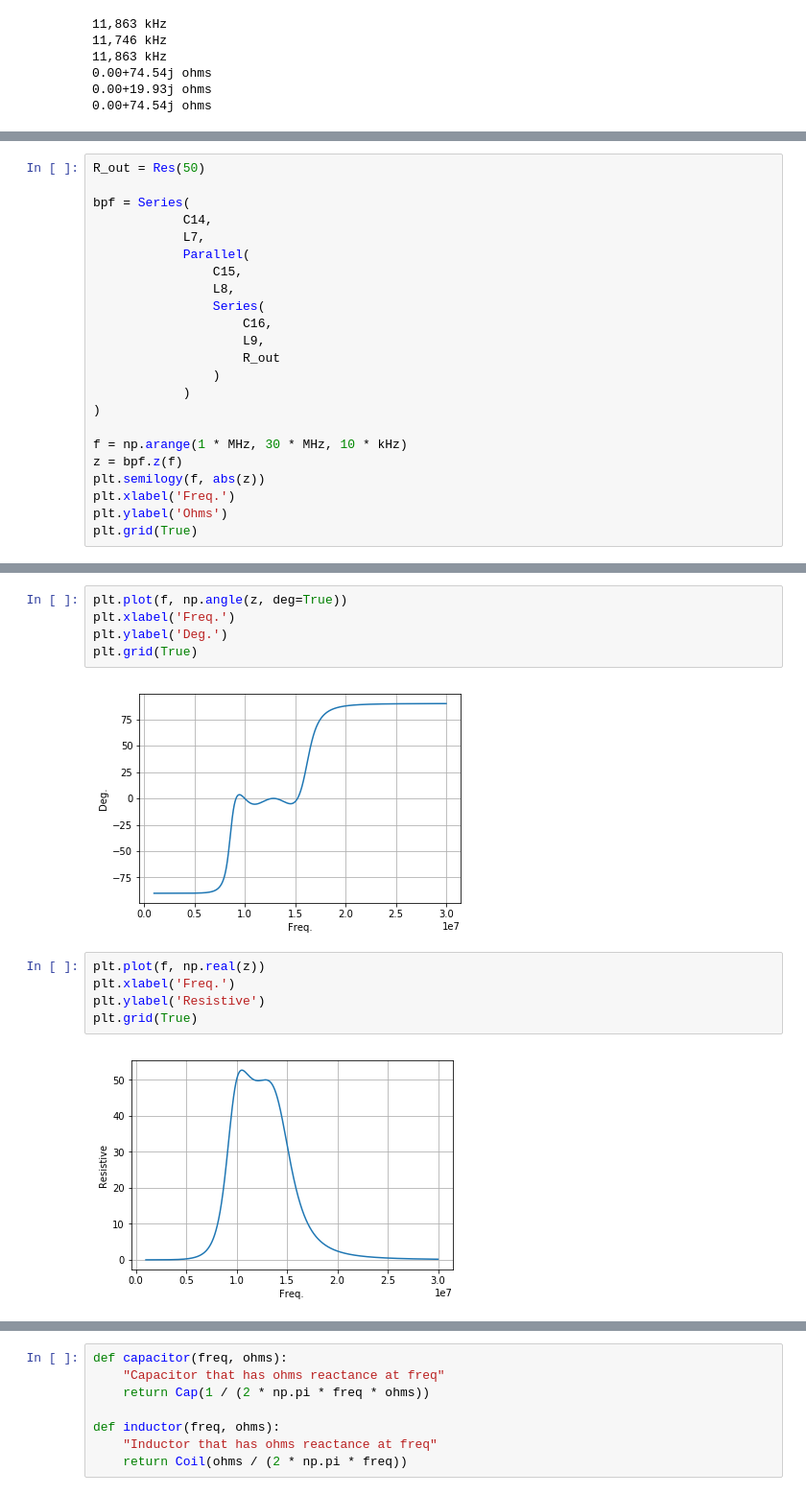
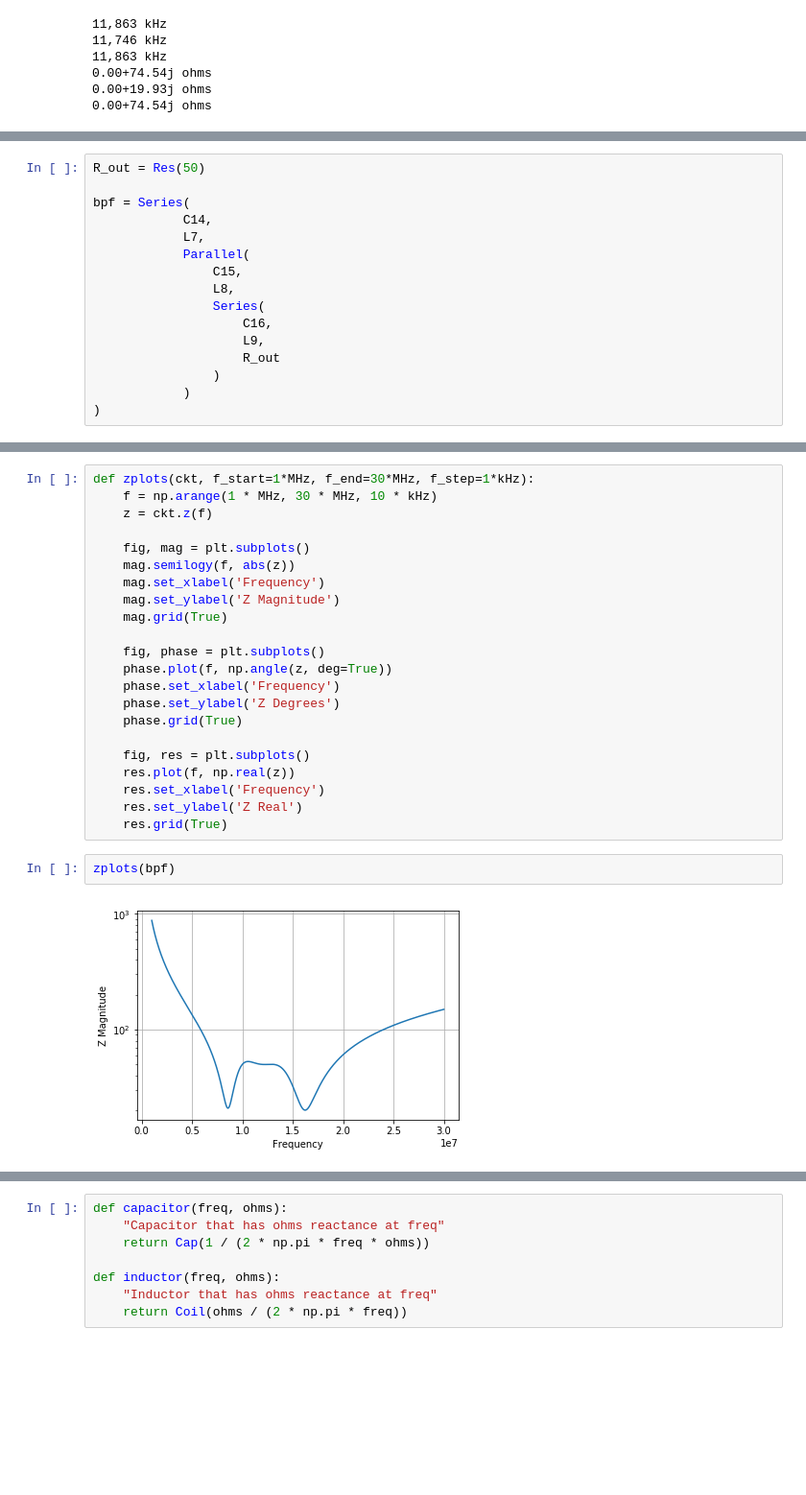
Before and after one commit to ttdoucet/impedance, a Jupyter notebook: impedance.ipynb, the cells around one changed output, grey strips where cells are left out. Shown: that part at 96% size. Saved outputs shown, nothing was run; the diff lists cells and outputs as text; blank space fills up the shorter version.

Commit message:
Refactored plotting code.

```diff
--- a/impedance.ipynb
+++ b/impedance.ipynb
@@ -116,10 +99,3 @@ bpf = Series(
                 )
             )
 )
-
-f = np.arange(1 * MHz, 30 * MHz, 10 * kHz)
-z = bpf.z(f)
-plt.semilogy(f, abs(z))
-plt.xlabel('Freq.')
-plt.ylabel('Ohms')
-plt.grid(True)
@@ -128,14 +102,26 @@ plt.grid(True)
-# %%
-plt.plot(f, np.angle(z, deg=True))
-plt.xlabel('Freq.')
-plt.ylabel('Deg.')
-plt.grid(True)
-# %% [output]
-[figure, removed]
-# %%
-plt.plot(f, np.real(z))
-plt.xlabel('Freq.')
-plt.ylabel('Resistive')
-plt.grid(True)
-# %% [output]
-[figure, removed]
+# %%
+def zplots(ckt, f_start=1*MHz, f_end=30*MHz, f_step=1*kHz):
+    f = np.arange(1 * MHz, 30 * MHz, 10 * kHz)
+    z = ckt.z(f)
+
+    fig, mag = plt.subplots()
+    mag.semilogy(f, abs(z))
+    mag.set_xlabel('Frequency')
+    mag.set_ylabel('Z Magnitude')
+    mag.grid(True)
+
+    fig, phase = plt.subplots()
+    phase.plot(f, np.angle(z, deg=True))
+    phase.set_xlabel('Frequency')
+    phase.set_ylabel('Z Degrees')
+    phase.grid(True)
+
+    fig, res = plt.subplots()
+    res.plot(f, np.real(z))
+    res.set_xlabel('Frequency')
+    res.set_ylabel('Z Real')
+    res.grid(True)
+# %%
+zplots(bpf)
+# %% [output]
+[figure, added]
```
Also changed, not shown: parts of 8 cells of this notebook.
